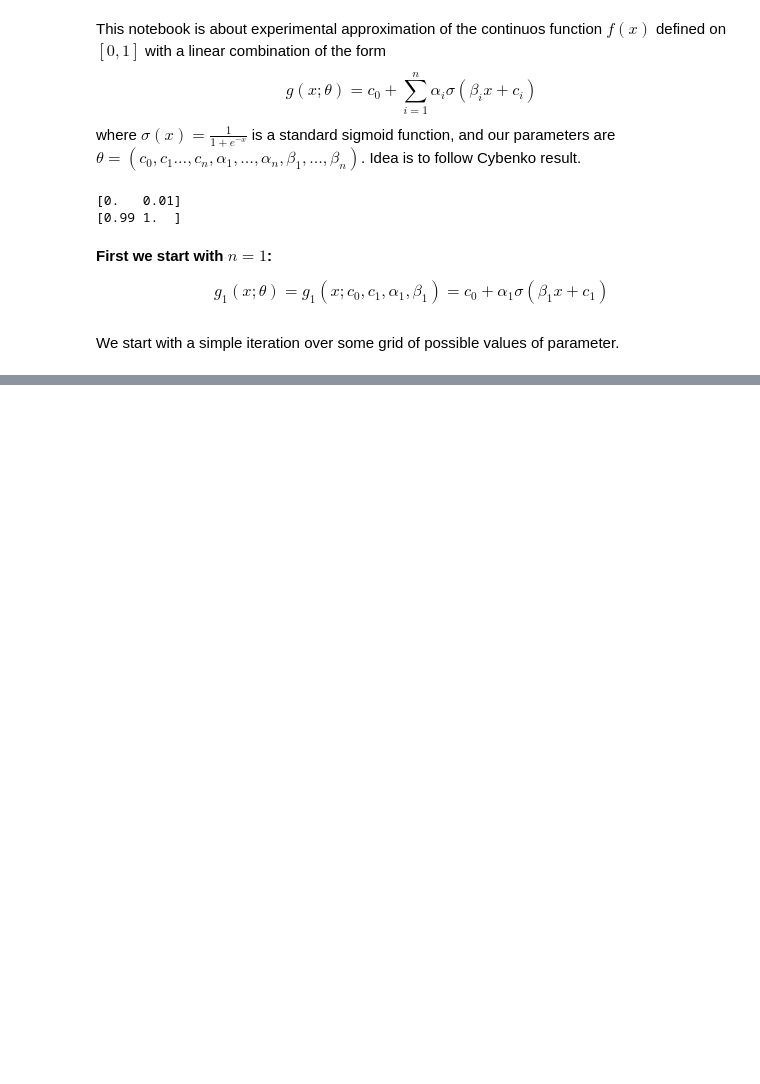
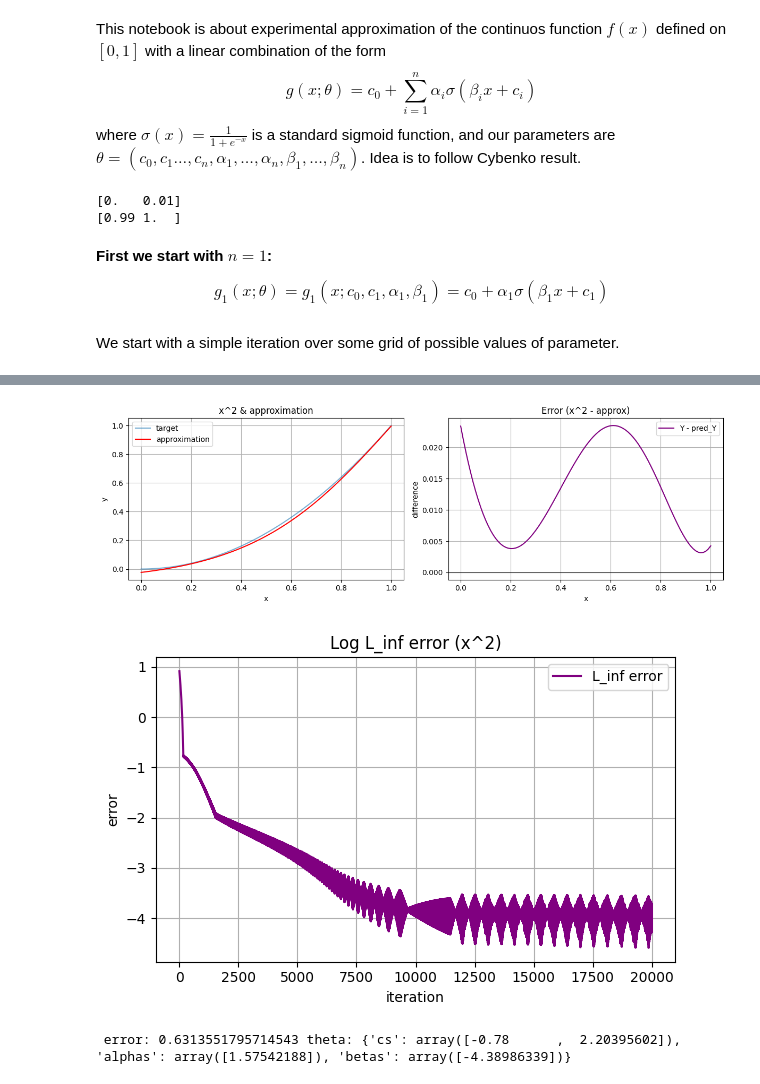
Before and after one commit to kishmakov/crunch, a Jupyter notebook: outlines/01_approximation_with_sigmoids.ipynb, the cells around one changed output, grey strips where cells are left out. Saved outputs shown, nothing was run; the diff lists cells and outputs as text; code cells hidden in the pictures; blank space fills up the shorter version.

```diff
--- a/outlines/01_approximation_with_sigmoids.ipynb
+++ b/outlines/01_approximation_with_sigmoids.ipynb
@@ -56,8 +77,8 @@ $$g_1(x; \theta) = g_1(x; c_0, c_1, \alpha_1, \beta_1) = c_0 + \alpha_1 \sigma(\
 # %%
 def g1(x, params):
     """
-    Compute g(x; params).
-    - params is tuple/list (c0, c1, alpha1, beta1) for n=1
+    g(x; params) for n=1
+    - params is tuple/list (c0, c1, alpha1, beta1)
     - x is a numpy array
     """
 
@@ -66,13 +87,31 @@ def g1(x, params):
     s = sigmoid(z)
     return c0 + alpha1 * s
 
+def gn(x: np.ndarray, cs: np.ndarray, alphas: np.ndarray, betas: np.ndarray) -> np.ndarray:
+    """
+    g(x) = c_0 + sum_i alpha_i * sigmoid(beta_i * x + c_i)
+    - x: grid of input points, shape (m,) (or any shape; output matches x)
+    - cs: sequence [c_0, c_1, ..., c_n], length n+1
+    - alphas: length n
+    - betas: length n
+    """
+    n = int(alphas.size)
 
-def max_error_g1(params) -> float:
-    """
-    Compute maximal absolute error |g_1(train_X; params) - train_Y| over train_X.
-    """
-    preds = g1(train_X, params)
-    return float(np.max(np.abs(preds - train_Y)))
+    if betas.size != n:
+        raise ValueError(f"Shape mismatch: betas.size={betas.size} != n={n}")
+    if cs.size != n + 1:
+        raise ValueError(f"Shape mismatch: cs.size={cs.size} != n+1={n+1}")
+
+    c0 = cs[0]
+    c = cs[1:]  # (n,)
+
+    # Compute all sigmoids for all x in a vectorized way.
+    # Z has shape (m, n) for 1D x, and we reshape back to x's shape at the end.
+    x_flat = x.reshape(-1)
+    Z = np.outer(x_flat, betas) + c  # (m, n)
+    S = sigmoid(Z)                   # (m, n)
+    y_flat = c0 + S @ alphas         # (m,)
+    return y_flat.reshape(x.shape)
 # %% [markdown]
 We start with a simple iteration over some grid of possible values of parameter.
 # %%
@@ -156,0 +245,7 @@ We use diminishing stepsize $\eta_t = \eta_0/\sqrt{t+1}$ and clip parameters to
+# %%
+def get_theta(n: int) -> Dict[str, np.ndarray]:
+    return {
+        'cs': np.linspace(-1.0, 1.0, n + 1),
+        'alphas': np.linspace(-1.0, 1.0, n),
+        'betas': np.linspace(-1.0, 1.0, n),
+    }
@@ -238,0 +301,12 @@ Theta: {'c0': np.float64(0.26434858090917285), 'alpha': array([0.4153198]), 'bet
+# %%
+plot_approximation("x^2", train_X, train_Y0, pred_n1_f0_Y)
+plot_error("x^2", err_n1_f0, log=True)
+# %% [output]
+[figure, added]
+[figure, added]
+# %%
+sg_n1_f1, err_n1_f1 = linf_subgradient_descent(train_X, train_Y1, iterations=20000, lr=0.01)
+print(f" error: {err_n1_f1[-1]} theta: {sg_n1_f1}")
+pred_n1_f1_Y = gn(train_X, sg_n1_f1['cs'], sg_n1_f1['alphas'], sg_n1_f1['betas'])
+# %% [output]
+ error: 0.6313551795714543 theta: {'cs': array([-0.78      ,  2.20395602]), 'alphas': array([1.57542188]), 'betas': array([-4.38986339])}
```
Also changed, not shown: parts of 18 cells of this notebook.
